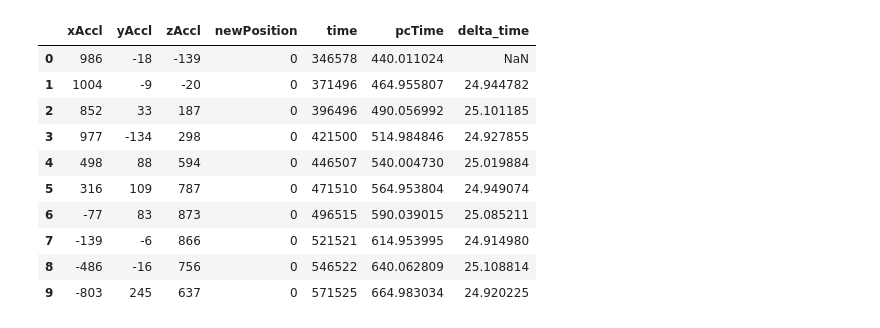
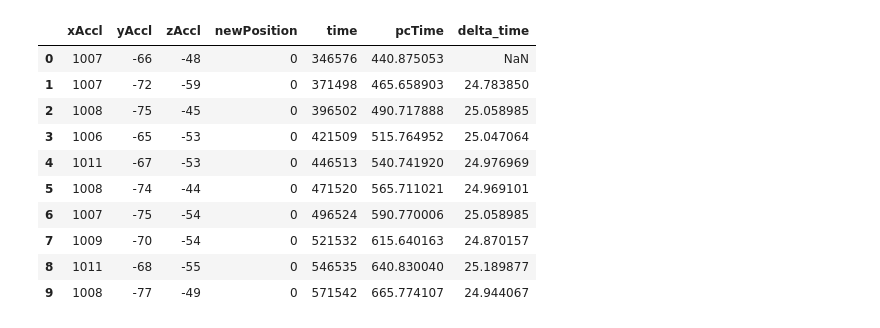
Before and after one commit to Pooyan-Farzanehkari/Smart-syetems-labs, a Jupyter notebook: filter.ipynb, the cells around one changed output. Saved outputs shown, nothing was run; the diff lists cells and outputs as text; code cells hidden in the pictures.

```diff
--- a/filter.ipynb
+++ b/filter.ipynb
@@ -15,0 +6,7 @@ theta_180_1.head()
+# %%
+theta_180_1 = pd.read_csv('180_theta_1.csv')
+theta_180_2 = pd.read_csv('180_theta_2.csv')
+half_theta_1 = pd.read_csv('Half_theta.csv')
+half_theta_2 = pd.read_csv('Half_theta_2.csv')
+df = half_theta_2
+df.head()
@@ -16,15 +20,15 @@ theta_180_1.head()
 # %%
-theta_180_1['delta_time'] = theta_180_1['pcTime'].diff()
-theta_180_1.head(10)
+df['delta_time'] = df['pcTime'].diff()
+df.head(10)
 # %% [output]
 |  | xAccl | yAccl | zAccl | newPosition | time | pcTime | delta_time |
-| 0 | 986 | -18 | -139 | 0 | 346578 | 440.011024 | NaN |
-| 1 | 1004 | -9 | -20 | 0 | 371496 | 464.955807 | 24.944782 |
-| 2 | 852 | 33 | 187 | 0 | 396496 | 490.056992 | 25.101185 |
-| 3 | 977 | -134 | 298 | 0 | 421500 | 514.984846 | 24.927855 |
-| 4 | 498 | 88 | 594 | 0 | 446507 | 540.004730 | 25.019884 |
-| 5 | 316 | 109 | 787 | 0 | 471510 | 564.953804 | 24.949074 |
-| 6 | -77 | 83 | 873 | 0 | 496515 | 590.039015 | 25.085211 |
-| 7 | -139 | -6 | 866 | 0 | 521521 | 614.953995 | 24.914980 |
-| 8 | -486 | -16 | 756 | 0 | 546522 | 640.062809 | 25.108814 |
-| 9 | -803 | 245 | 637 | 0 | 571525 | 664.983034 | 24.920225 |
+| 0 | 1007 | -66 | -48 | 0 | 346576 | 440.875053 | NaN |
+| 1 | 1007 | -72 | -59 | 0 | 371498 | 465.658903 | 24.783850 |
+| 2 | 1008 | -75 | -45 | 0 | 396502 | 490.717888 | 25.058985 |
+| 3 | 1006 | -65 | -53 | 0 | 421509 | 515.764952 | 25.047064 |
+| 4 | 1011 | -67 | -53 | 0 | 446513 | 540.741920 | 24.976969 |
+| 5 | 1008 | -74 | -44 | 0 | 471520 | 565.711021 | 24.969101 |
+| 6 | 1007 | -75 | -54 | 0 | 496524 | 590.770006 | 25.058985 |
+| 7 | 1009 | -70 | -54 | 0 | 521532 | 615.640163 | 24.870157 |
+| 8 | 1011 | -68 | -55 | 0 | 546535 | 640.830040 | 25.189877 |
+| 9 | 1008 | -77 | -49 | 0 | 571542 | 665.774107 | 24.944067 |
```
Also changed, not shown: parts of 8 cells of this notebook, 1 other file.
